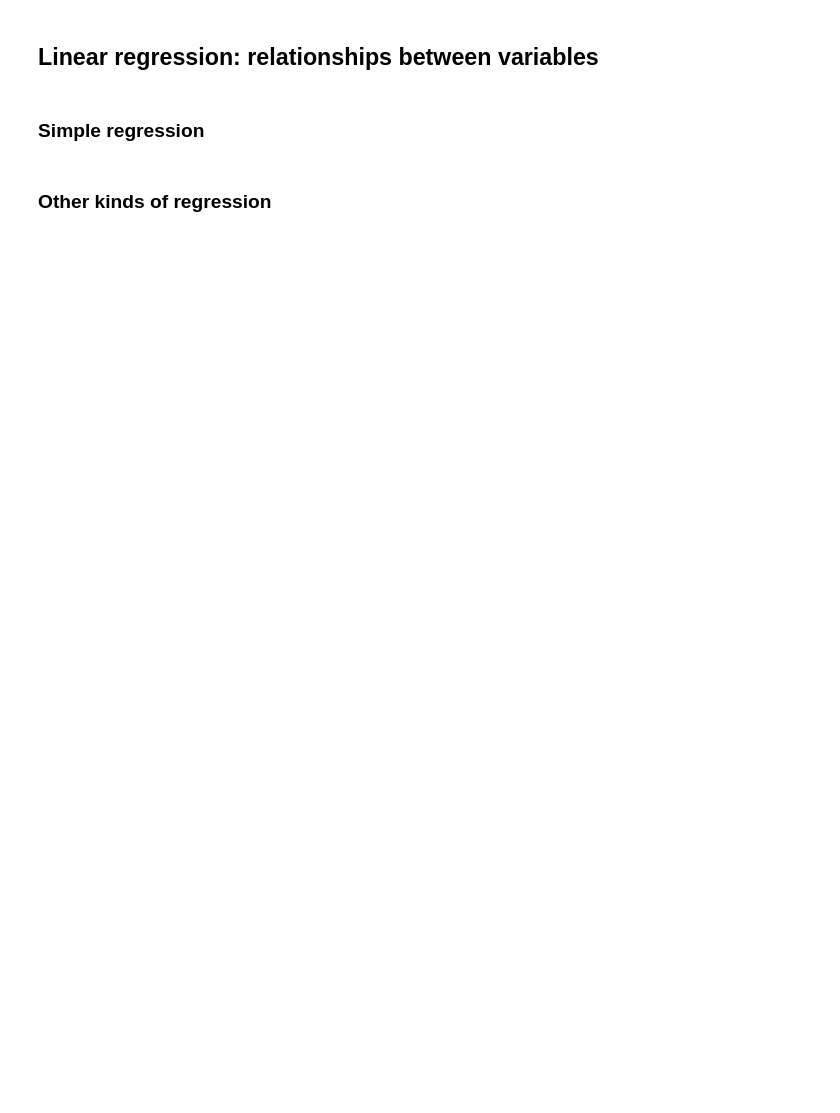
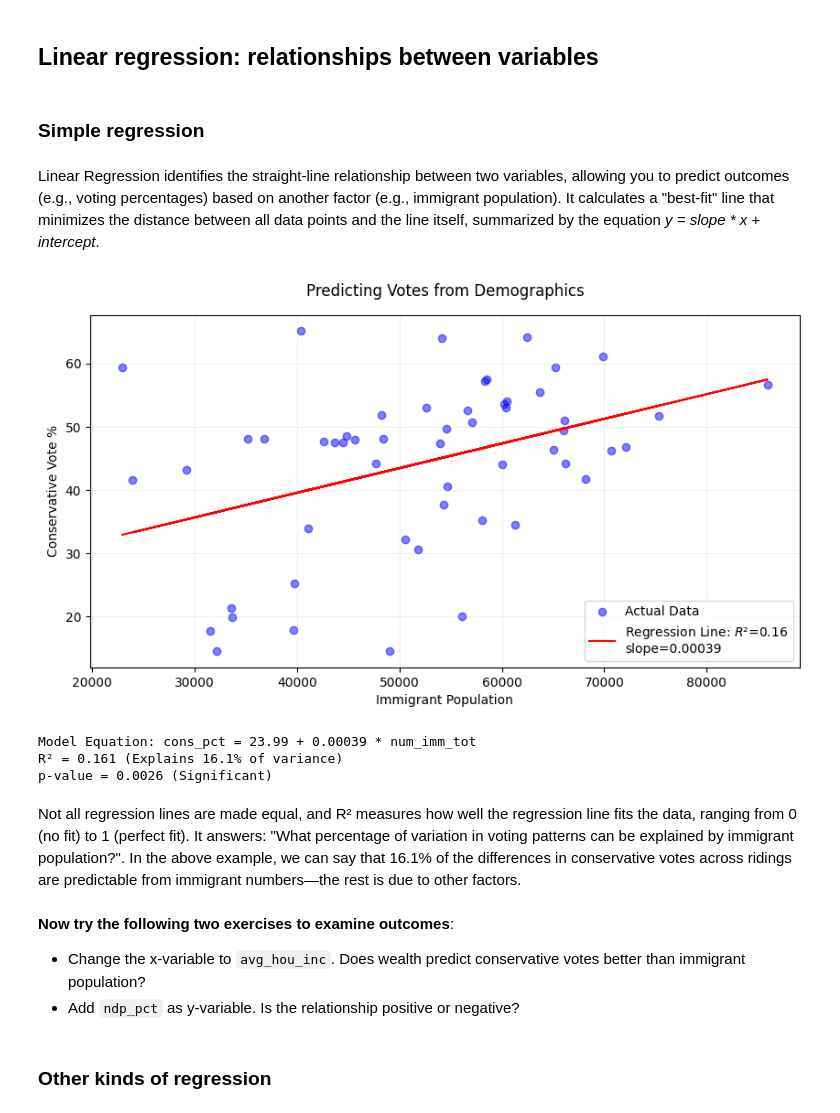
Before and after one commit to schoolofcities/urban-data-storytelling, a Jupyter notebook: urban-data-analytics/4-statistical-foundations/statistical-foundations.ipynb, the cells around one changed output. Saved outputs shown, nothing was run; the diff lists cells and outputs as text; code cells hidden in the pictures; blank space fills up the shorter version.

Commit message:
Complete regression section

```diff
--- a/urban-data-analytics/4-statistical-foundations/statistical-foundations.ipynb
+++ b/urban-data-analytics/4-statistical-foundations/statistical-foundations.ipynb
@@ -220,5 +184,44 @@ Here we can see a trend between the two variables we have chosen. **Try setting
 ## Linear regression: relationships between variables
 # %% [markdown]
 ### Simple regression
+# %% [markdown]
+Linear Regression identifies the straight-line relationship between two variables, allowing you to predict outcomes (e.g., voting percentages) based on another factor (e.g., immigrant population). It calculates a "best-fit" line that minimizes the distance between all data points and the line itself, summarized by the equation *y = slope * x + intercept*.
+# %%
+census_var = 'num_imm_tot'
+party_var = 'cons_pct'
+
+x = df[census_var].values  # Independent variable
+y = df[party_var].values     # Dependent variable
+
+# Fit regression
+slope, intercept, r_value, p_value, _ = stats.linregress(x, y)
+r_squared = r_value ** 2
+
+# Plot
+plt.figure(figsize=(10, 5))
+plt.scatter(x, y, color='blue', alpha=0.5, label='Actual Data')
+plt.plot(x, intercept + slope * x, 'r-', label=f'Regression Line: $R²$={r_squared:.2f}\nslope={slope:.5f}')
+plt.xlabel('Immigrant Population')
+plt.ylabel('Conservative Vote %')
+plt.title('Predicting Votes from Demographics', pad=15)
+plt.legend()
+plt.grid(alpha=0.2)
+plt.show()
+# %% [output]
+[figure, added]
+# %%
+print(f"Model Equation: {party_var} = {intercept:.2f} + {slope:.5f} * {census_var}")
+print(f"R² = {r_squared:.3f} (Explains {r_squared*100:.1f}% of variance)")
+print(f"p-value = {p_value:.4f} {'(Significant)' if p_value < 0.05 else '(Not significant)'}")
+# %% [output]
+Model Equation: cons_pct = 23.99 + 0.00039 * num_imm_tot
+R² = 0.161 (Explains 16.1% of variance)
+p-value = 0.0026 (Significant)
+# %% [markdown]
+Not all regression lines are made equal, and R² measures how well the regression line fits the data, ranging from 0 (no fit) to 1 (perfect fit). It answers: "What percentage of variation in voting patterns can be explained by immigrant population?". In the above example, we can say that 16.1% of the differences in conservative votes across ridings are predictable from immigrant numbers—the rest is due to other factors.
+# %% [markdown]
+**Now try the following two exercises to examine outcomes**:
+ - Change the x-variable to `avg_hou_inc`. Does wealth predict conservative votes better than immigrant population?
+ - Add `ndp_pct` as y-variable. Is the relationship positive or negative?
 # %% [markdown]
 ### Other kinds of regression
```
Also changed, not shown: parts of 6 cells of this notebook.
